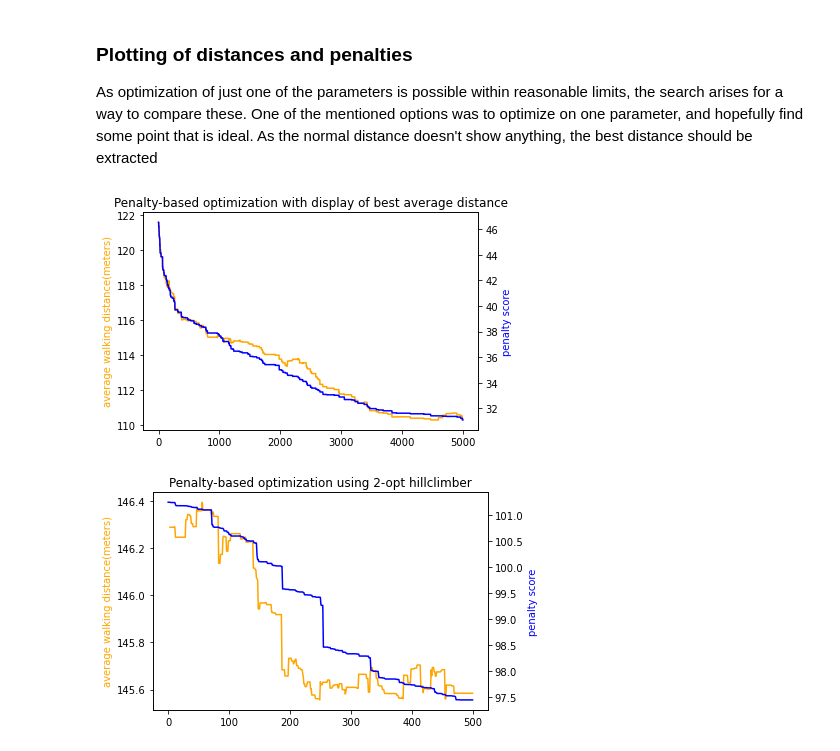
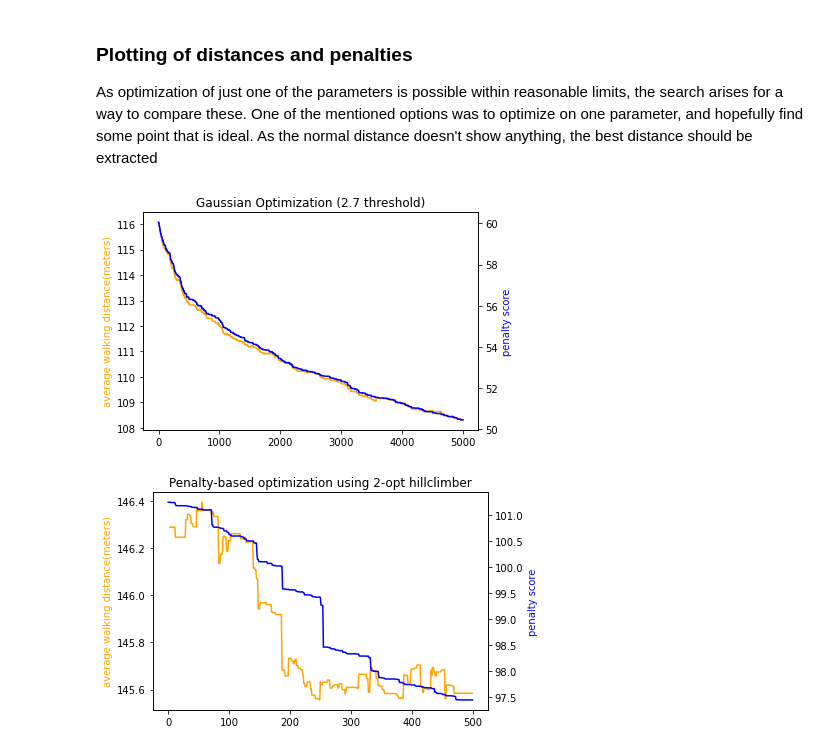
Before and after one commit to corne12345/Amsterdam_carbage_thesis, a Jupyter notebook: Notebooks/20200514 - Improvements of initial coding.ipynb, the cells around one changed output. Cells and saved outputs as stored; diff of their text form; code cells hidden in the pictures.

```diff
--- a/Notebooks/20200514 - Improvements of initial coding.ipynb
+++ b/Notebooks/20200514 - Improvements of initial coding.ipynb
@@ -127,12 +125,13 @@ def plot_optimization(filename):
     ax.set_ylabel('penalty score', color='blue')
 
     return ax
-# %%
-fig1 = plot_optimization('hillclimber20200601-0733.csv')
-fig1.set_title('Penalty-based optimization with display of best average distance')
-fig1.figure.savefig('Nieuw-West.pdf')
-# %% [output]
-[figure, removed]
+# %%
+fig1 = plot_optimization('hillclimber20200623-1448.csv')
+fig1.set_title('Gaussian Optimization (2.7 threshold)')
+fig1.figure.savefig('Total27.pdf')
+fig1.figure.savefig('Total27.png')
+# %% [output]
+[figure, added]
 # %%
 fig1 = plot_optimization('hillclimber20200631-0013.csv')
 fig1.set_title('Penalty-based optimization using 2-opt hillclimber')
```
Also changed, not shown: parts of 8 cells of this notebook, 46 other files.
